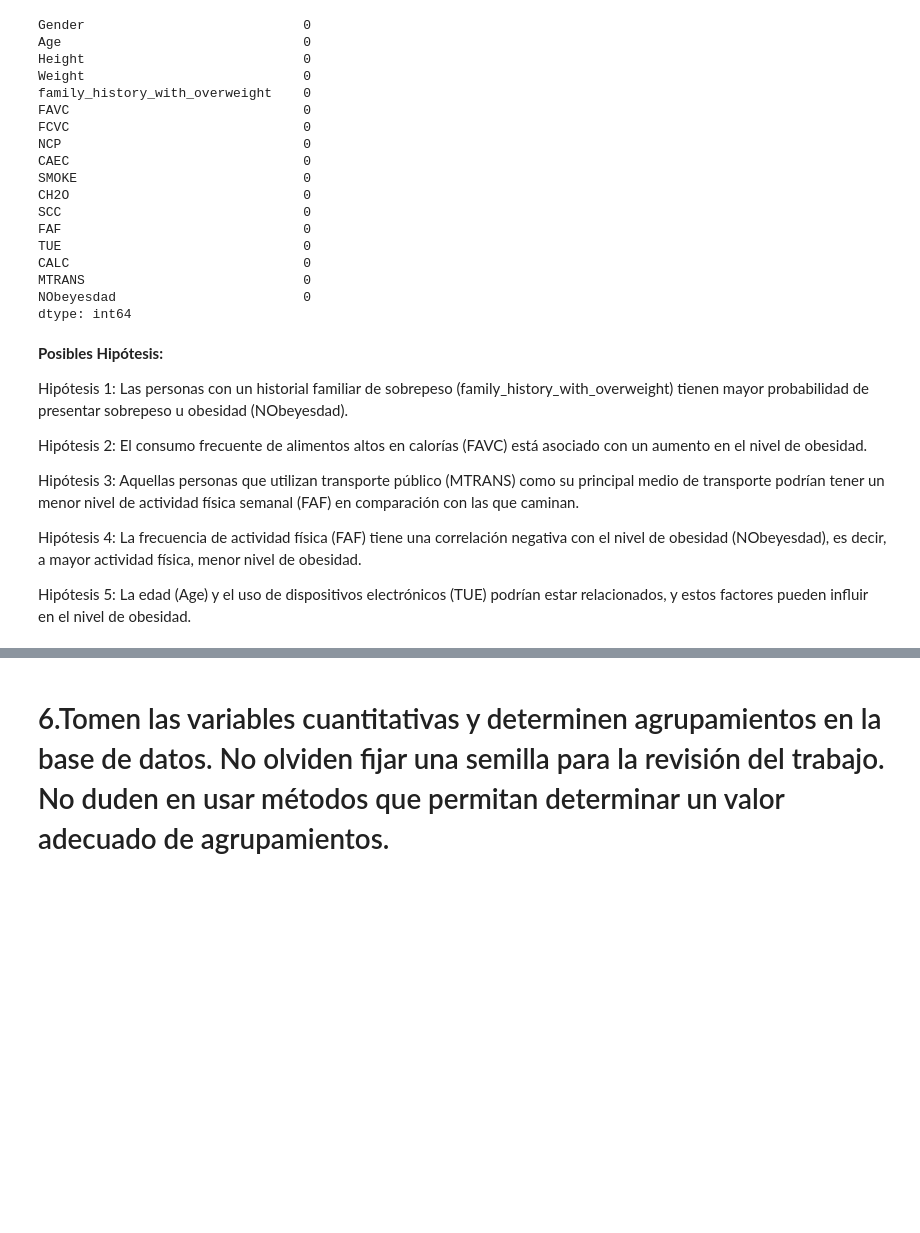
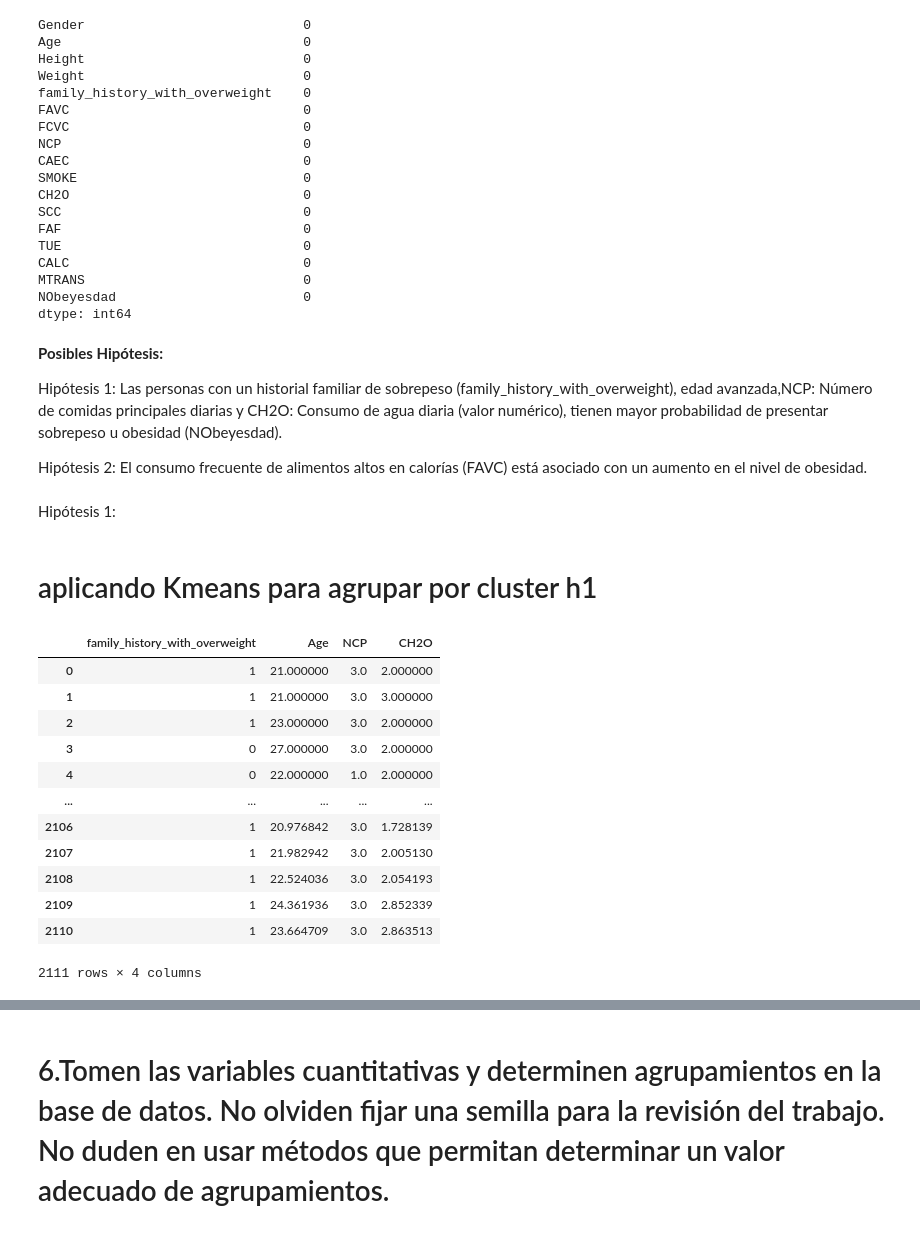
Before and after one commit to ccjaviers777/actividad_3_ml, a Jupyter notebook: Cuadernos/evaluacion_datos_sobre_obesidad.ipynb, the cells around one changed output, grey strips where cells are left out. Cells and saved outputs as stored; diff of their text form; code cells hidden in the pictures; blank space fills up the shorter version.

```diff
--- a/Cuadernos/evaluacion_datos_sobre_obesidad.ipynb
+++ b/Cuadernos/evaluacion_datos_sobre_obesidad.ipynb
@@ -211,12 +211,33 @@ dtype: int64
 # %% [markdown]
 **Posibles Hipótesis:**
 
-Hipótesis 1: Las personas con un historial familiar de sobrepeso (family_history_with_overweight) tienen mayor probabilidad de presentar sobrepeso u obesidad (NObeyesdad).
+Hipótesis 1: Las personas con un historial familiar de sobrepeso (family_history_with_overweight), edad avanzada,NCP: Número de comidas principales diarias y CH2O: Consumo de agua diaria (valor numérico),  tienen mayor probabilidad de presentar sobrepeso u obesidad (NObeyesdad).
 
 Hipótesis 2: El consumo frecuente de alimentos altos en calorías (FAVC) está asociado con un aumento en el nivel de obesidad.
-
-Hipótesis 3: Aquellas personas que utilizan transporte público (MTRANS) como su principal medio de transporte podrían tener un menor nivel de actividad física semanal (FAF) en comparación con las que caminan.
-
-Hipótesis 4: La frecuencia de actividad física (FAF) tiene una correlación negativa con el nivel de obesidad (NObeyesdad), es decir, a mayor actividad física, menor nivel de obesidad.
-
-Hipótesis 5: La edad (Age) y el uso de dispositivos electrónicos (TUE) podrían estar relacionados, y estos factores pueden influir en el nivel de obesidad.
+# %% [markdown]
+Hipótesis 1:
+# %% [markdown]
+# aplicando Kmeans para agrupar por cluster h1
+# %%
+# Crear una copia de la columna y mapear los valores sin modificar el DataFrame original
+#variables_cuantitativas_h1 = df_obesidad['family_history_with_overweight'].map({'yes': 1, 'no': 0})
+#variables_cuantitativas_h1
+
+# Crear una copia y realizar la conversión de manera explícita
+variables_cuantitativas_h1 = df_obesidad[['family_history_with_overweight', 'Age', 'NCP','CH2O']].copy()
+variables_cuantitativas_h1['family_history_with_overweight'] = variables_cuantitativas_h1['family_history_with_overweight'].replace({'yes': 1, 'no': 0}).astype(int)
+variables_cuantitativas_h1
+# %% [output]
+|  | family_history_with_overweight | Age | NCP | CH2O |
+| 0 | 1 | 21.000000 | 3.0 | 2.000000 |
+| 1 | 1 | 21.000000 | 3.0 | 3.000000 |
+| 2 | 1 | 23.000000 | 3.0 | 2.000000 |
+| 3 | 0 | 27.000000 | 3.0 | 2.000000 |
+| 4 | 0 | 22.000000 | 1.0 | 2.000000 |
+| ... | ... | ... | ... | ... |
+| 2106 | 1 | 20.976842 | 3.0 | 1.728139 |
+| 2107 | 1 | 21.982942 | 3.0 | 2.005130 |
+| 2108 | 1 | 22.524036 | 3.0 | 2.054193 |
+| 2109 | 1 | 24.361936 | 3.0 | 2.852339 |
+| 2110 | 1 | 23.664709 | 3.0 | 2.863513 |
+2111 rows × 4 columns
```
Also changed, not shown: parts of 5 cells of this notebook.
